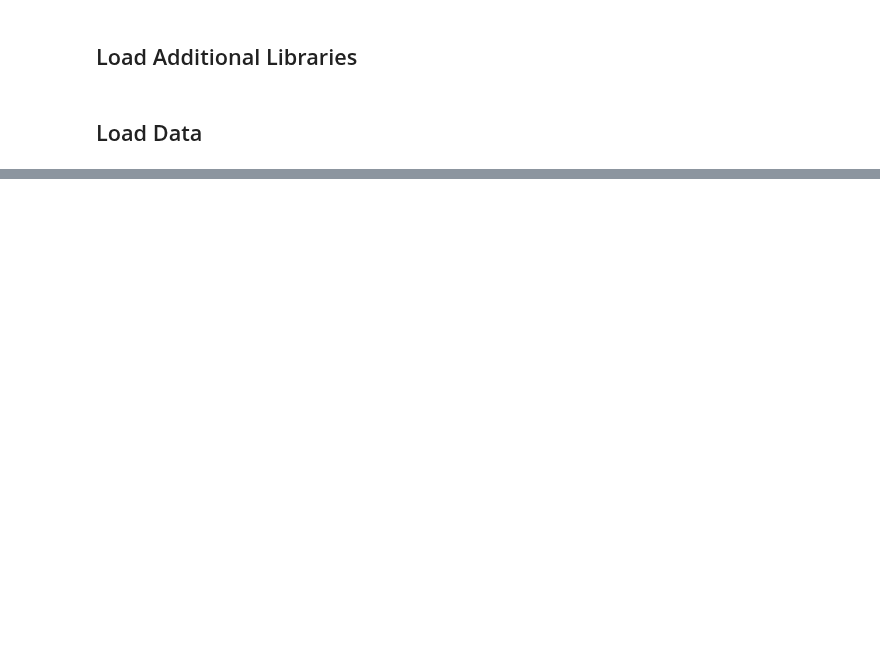
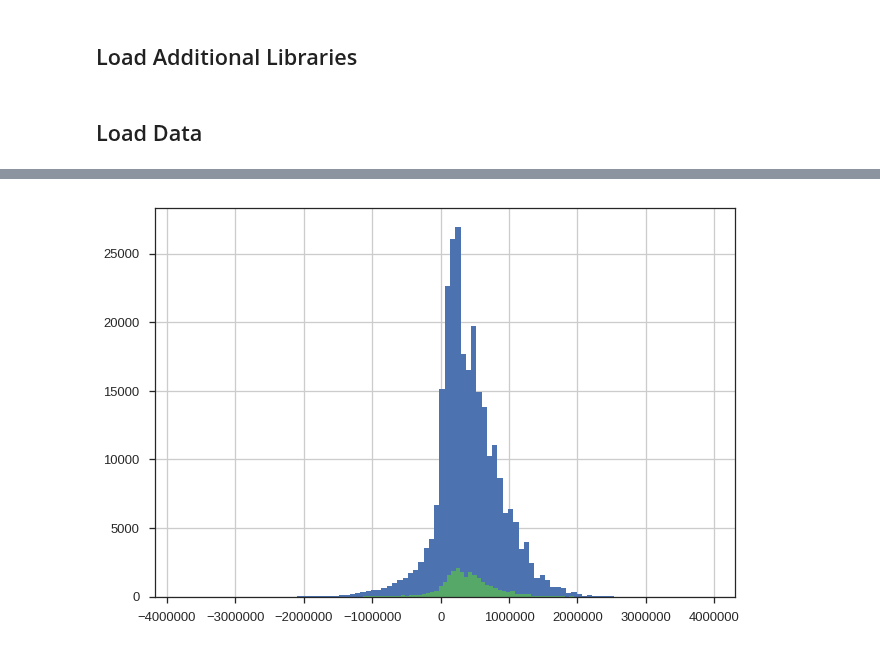
Before and after one commit to numb3r33/Kaggle_Home_Credit, a Jupyter notebook: notebooks/EDA.ipynb, the cells around one changed output, grey strips where cells are left out. Drawn from its saved outputs; the diff is of its cells as text; code cells hidden in the pictures; blank space fills up the shorter version.

```diff
--- a/notebooks/EDA.ipynb
+++ b/notebooks/EDA.ipynb
@@ -151,0 +45,8 @@ ss
+# %%
+%%time
+
+tr = app_train.loc[:, ['SK_ID_CURR', 'AMT_CREDIT']].merge(prev_app.loc[:, ['SK_ID_CURR', 'DAYS_DECISION', 'AMT_CREDIT']],
+                                                          on='SK_ID_CURR',
+                                                          how='left',
+                                                          suffixes=('_curr', '_prev')
+                               )
@@ -151,0 +56,13 @@ ss
+# %%
+def f(x):
+    return x.sort_values(by='DAYS_DECISION', ascending=False).iloc[0]
+
+res = tr.groupby('SK_ID_CURR').apply(f)
+# %%
+rres = res.AMT_CREDIT_curr - res.AMT_CREDIT_prev
+rres = app_train.SK_ID_CURR.map(rres)
+# %%
+rres[(app_train.TARGET == 0)].hist(bins=100)
+rres[(app_train.TARGET == 1)].hist(bins=100);
+# %% [output]
+[figure, added]
```
Also changed, not shown: parts of 21 cells of this notebook, 1 other file.
